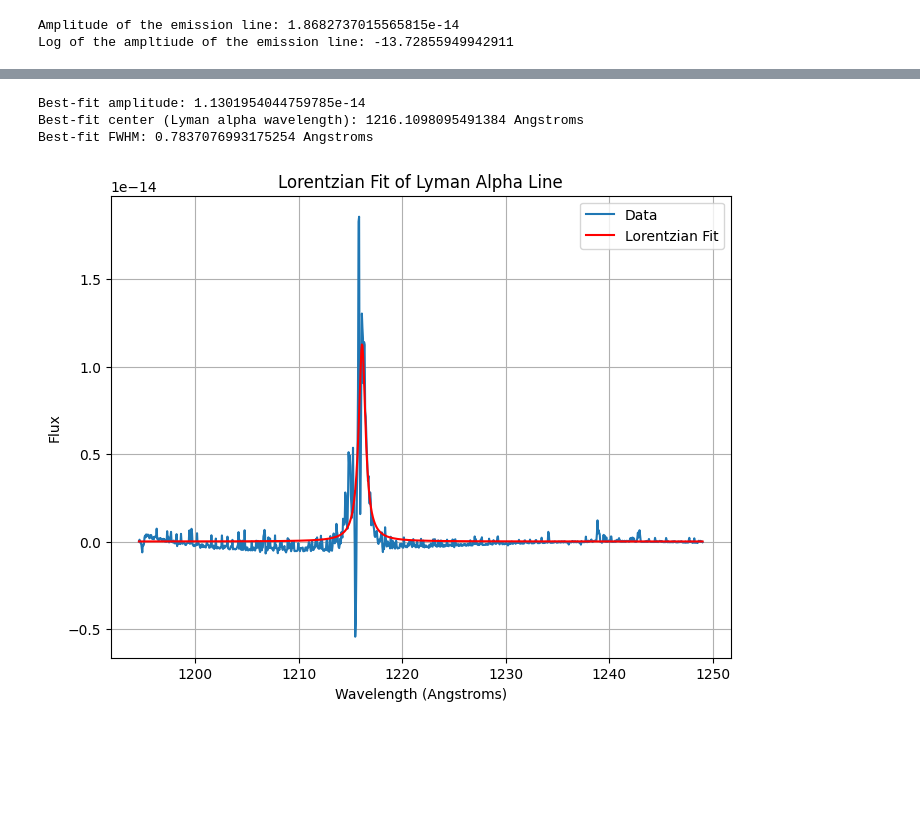
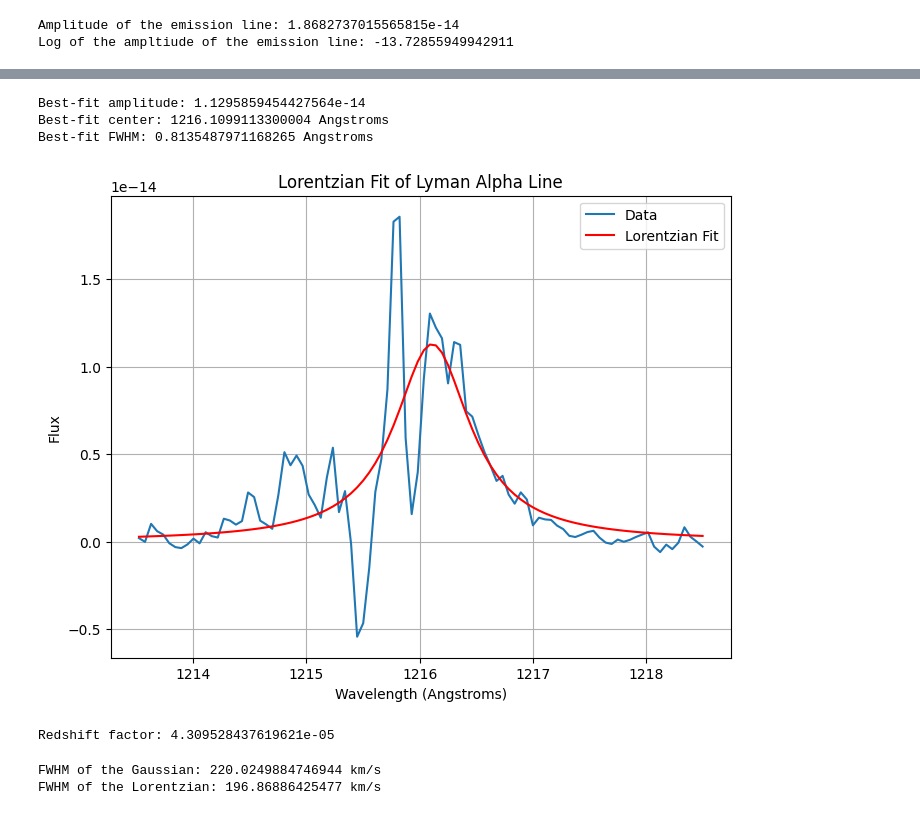
Before and after one commit to bellalongo/Lya-Info, a Jupyter notebook: calculator.ipynb, the cells around one changed output, grey strips where cells are left out. Drawn from its saved outputs; the diff is of its cells as text; code cells hidden in the pictures; blank space fills up the shorter version.

```diff
--- a/calculator.ipynb
+++ b/calculator.ipynb
@@ -212,35 +199,33 @@ plt.axvline(x = center_value + fwhm_value, color = 'yellowgreen', label = 'axvli
 # %%
 
-# Define a Lorentzian model
+# LORENTZIAN FIT
+
+# Create the Lorentzian fit
 lorentzian_model = models.Lorentz1D(amplitude=1.2e-14, x_0=1216.0, fwhm=0.9)  # Initial guesses for amplitude, center, and FWHM
-
-# Initialize the fitter
 fitter = fitting.LevMarLSQFitter()
-
-# Perform the Lorentzian fit
-best_fit = fitter(lorentzian_model, w, f)
+best_fit = fitter(lorentzian_model, w[wavelength_mask], f[wavelength_mask])
 
 # Get the parameters of the best-fit Lorentzian model
 amplitude_fit = best_fit.amplitude.value
 x_0_fit = best_fit.x_0.value
-fwhm_fit = best_fit.fwhm.value
+lorentzian_fwhm = best_fit.fwhm.value
 
 print("Best-fit amplitude:", amplitude_fit)
-print("Best-fit center (Lyman alpha wavelength):", x_0_fit, "Angstroms")
-print("Best-fit FWHM:", fwhm_fit, "Angstroms")
+print("Best-fit center:", x_0_fit, "Angstroms")
+print("Best-fit FWHM:", lorentzian_fwhm, "Angstroms")
 
-# Plot the original data and the Lorentzian fit
+# Plot
 plt.figure(figsize=(8, 6))
-plt.plot(w, f, label="Data")
-plt.plot(w, best_fit(w), color='red', label="Lorentzian Fit")
+plt.plot(w[wavelength_mask], f[wavelength_mask], label="Data")
+plt.plot(w[wavelength_mask], best_fit(w[wavelength_mask]), color='red', label="Lorentzian Fit")
 plt.legend()
 plt.xlabel('Wavelength (Angstroms)')
 plt.ylabel('Flux')
 plt.title('Lorentzian Fit of Lyman Alpha Line')
 plt.grid(True)
 plt.show()
 # %% [output]
-Best-fit amplitude: 1.1301954044759785e-14
-Best-fit center (Lyman alpha wavelength): 1216.1098095491384 Angstroms
-Best-fit FWHM: 0.7837076993175254 Angstroms
+Best-fit amplitude: 1.1295859454427564e-14
+Best-fit center: 1216.1099113300004 Angstroms
+Best-fit FWHM: 0.8135487971168265 Angstroms
-[figure, old version]
+[figure, new version]
@@ -248,0 +232,22 @@ Best-fit FWHM: 0.7837076993175254 Angstroms
+# %%
+# Calculate the redshift factor
+
+observed_wavelength = 1238.8743873432861 * u.Angstrom
+rest_wavelength = 1238.821 * u.Angstrom
+
+# Calculate redshift factor
+z = (observed_wavelength - rest_wavelength) / rest_wavelength
+
+print(f"Redshift factor: {z}")
+# %% [output]
+Redshift factor: 4.309528437619621e-05
+# %%
+# Calculate the FWHM for both models (km/s)
+gauss_fwhm_kms = (gauss_fwhm * c / (rest_wavelength * (1 + z))) / 1000
+lorentzian_fwhm_kms = (lorentzian_fwhm * c / (rest_wavelength * (1 + z))) / 1000
+
+print(f"FWHM of the Gaussian: {gauss_fwhm_kms.value} km/s")
+print(f"FWHM of the Lorentzian: {lorentzian_fwhm_kms.value} km/s")
+# %% [output]
+FWHM of the Gaussian: 220.0249884746944 km/s
+FWHM of the Lorentzian: 196.86886425477 km/s
```
Also changed, not shown: parts of 4 cells of this notebook.
